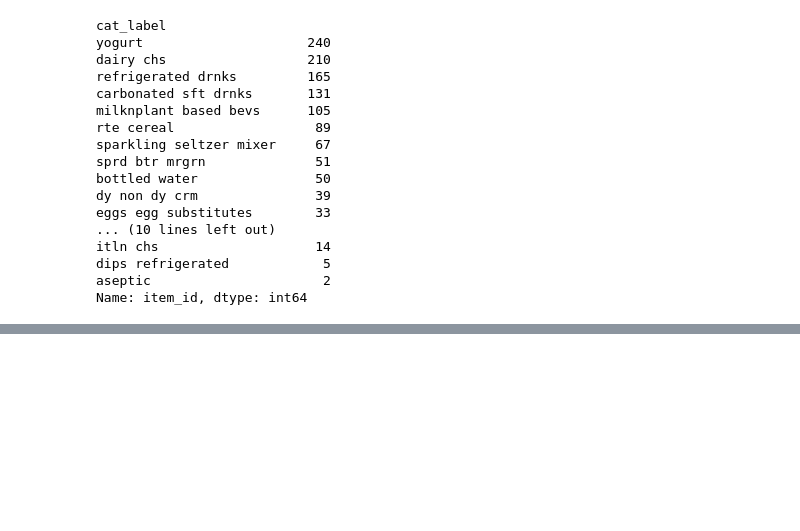
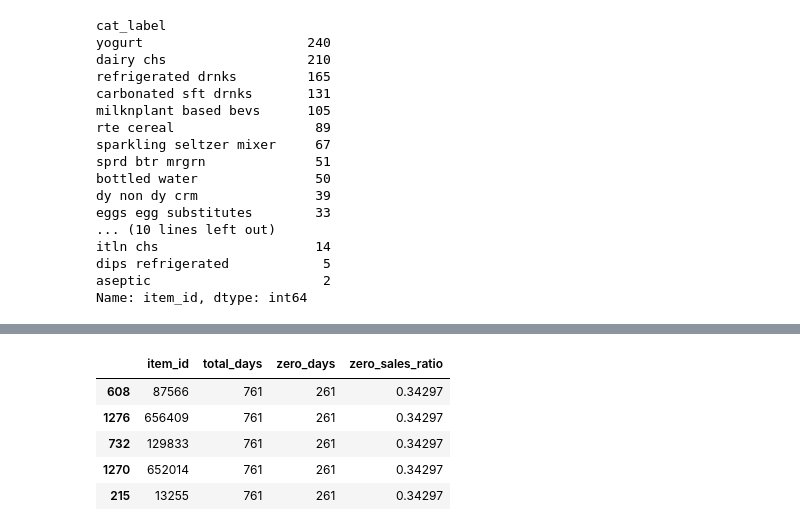
Before and after one commit to up202108724/Dissertation25-26, a Jupyter notebook: EDA/minieda.ipynb, the cells around one changed output, grey strips where cells are left out. Saved outputs shown, nothing was run; the diff lists cells and outputs as text; code cells hidden in the pictures; blank space fills up the shorter version.

```diff
--- a/EDA/minieda.ipynb
+++ b/EDA/minieda.ipynb
@@ -173,0 +457,21 @@ Name: item_id, dtype: int64
+# %%
+# Ratio of zero-sales days to total days per product
+zero_sales_ratio = (
+    df_imputed.assign(is_zero=df_imputed["value"].eq(0))
+    .groupby("item_id", as_index=False)
+    .agg(
+        total_days=("value", "size"),
+        zero_days=("is_zero", "sum")
+    )
+)
+zero_sales_ratio["zero_sales_ratio"] = zero_sales_ratio["zero_days"] / zero_sales_ratio["total_days"]
+zero_sales_ratio = zero_sales_ratio.sort_values("zero_sales_ratio", ascending=False)
+
+zero_sales_ratio.head()
+# %% [output]
+|  | item_id | total_days | zero_days | zero_sales_ratio |
+| 608 | 87566 | 761 | 261 | 0.34297 |
+| 1276 | 656409 | 761 | 261 | 0.34297 |
+| 732 | 129833 | 761 | 261 | 0.34297 |
+| 1270 | 652014 | 761 | 261 | 0.34297 |
+| 215 | 13255 | 761 | 261 | 0.34297 |
```
Also changed, not shown: parts of 12 cells of this notebook, 9 other files.
